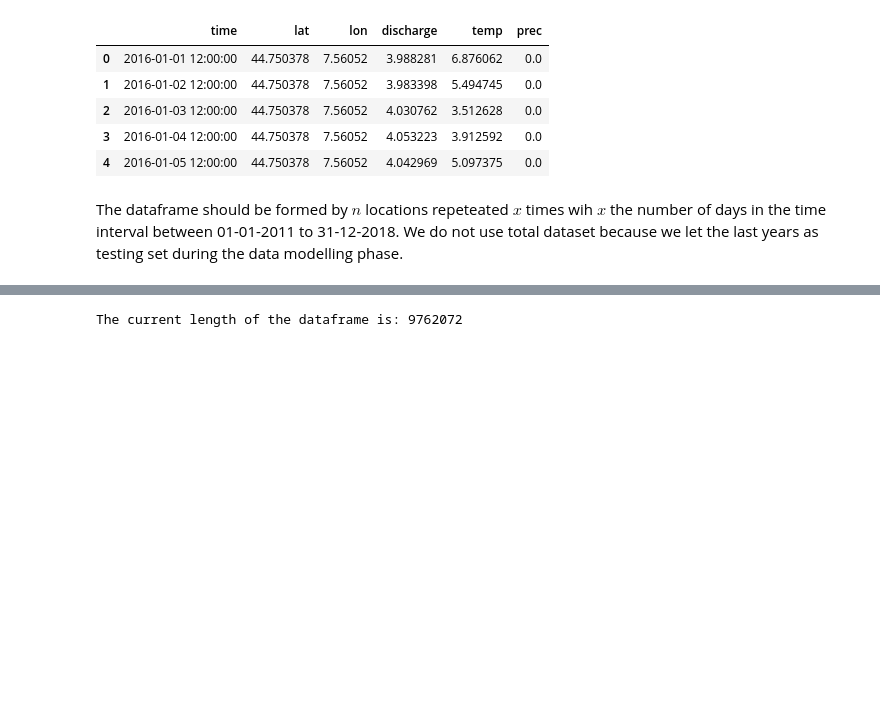
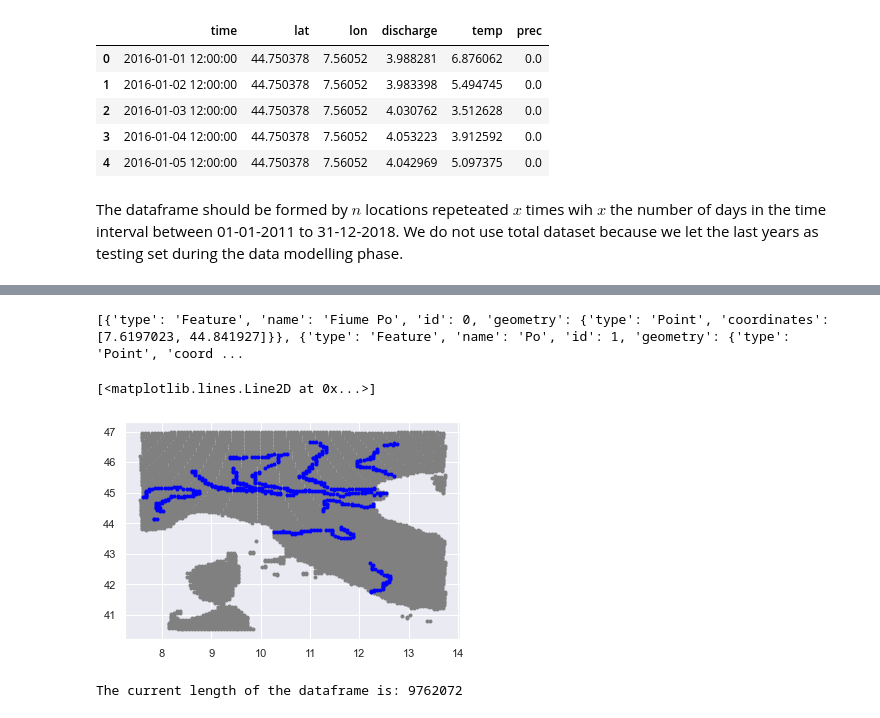
Before and after one commit to kode-git/copernicus, a Jupyter notebook: notebooks/data_aggregation.ipynb, the cells around one changed output, grey strips where cells are left out. Cells and saved outputs as stored; diff of their text form; code cells hidden in the pictures; blank space fills up the shorter version.

```diff
--- a/notebooks/data_aggregation.ipynb
+++ b/notebooks/data_aggregation.ipynb
@@ -130,3 +130,12 @@ df.head()
 | 4 | 2016-01-05 12:00:00 | 44.750378 | 7.56052 | 4.042969 | 5.097375 | 0.0 |
 # %% [markdown]
 The dataframe should be formed by $ n $ locations repeteated $ x $ times wih $ x $ the number of days in the time interval between 01-01-2011 to 31-12-2018. We do not use total dataset because we let the last years as testing set during the data modelling phase.
+# %%
+df_coordinates = df[df['discharge'] != 0]
+df_coordinates = df.groupby(by=["lat", "lon"], as_index=False, squeeze=True)
+aggregation_functions = {'discharge': 'mean', 'temp': 'mean', 'time': 'first', 'prec' : 'mean'}
+df_coordinates = df_coordinates.aggregate(aggregation_functions)
+
+print('-'*40)
+print(df_coordinates.head())
+print('-'*40)
@@ -133,3 +151,21 @@ The dataframe should be formed by $ n $ locations repeteated $ x $ times wih $ x
+# %%
+# filter points from original dataset to geojson coordinates related to river positions.
+coords = json.load(open('../app/static/data/points.geojson', 'r'))
+lats = []
+longs = []
+for coord in coords['features'][:]:
+    sample = coord['geometry']['coordinates']
+    lats.append(sample[1])
+    longs.append(sample[0])
+
+print(coords['features'][:2])
+# plot coordinates
+plt.plot(df_coordinates['lon'], df_coordinates['lat'], '.', color='gray')
+plt.plot(longs, lats, '.', color='blue')
+# %% [output]
+[{'type': 'Feature', 'name': 'Fiume Po', 'id': 0, 'geometry': {'type': 'Point', 'coordinates': [7.6197023, 44.841927]}}, {'type': 'Feature', 'name': 'Po', 'id': 1, 'geometry': {'type': 'Point', 'coord ...
+[<matplotlib.lines.Line2D at 0x...>]
+[figure, added]
 # %%
 # number of total rows
 print('The current length of the dataframe is: {}'.format(len(df)))
```
Also changed, not shown: parts of 7 cells of this notebook, 2 other files.
